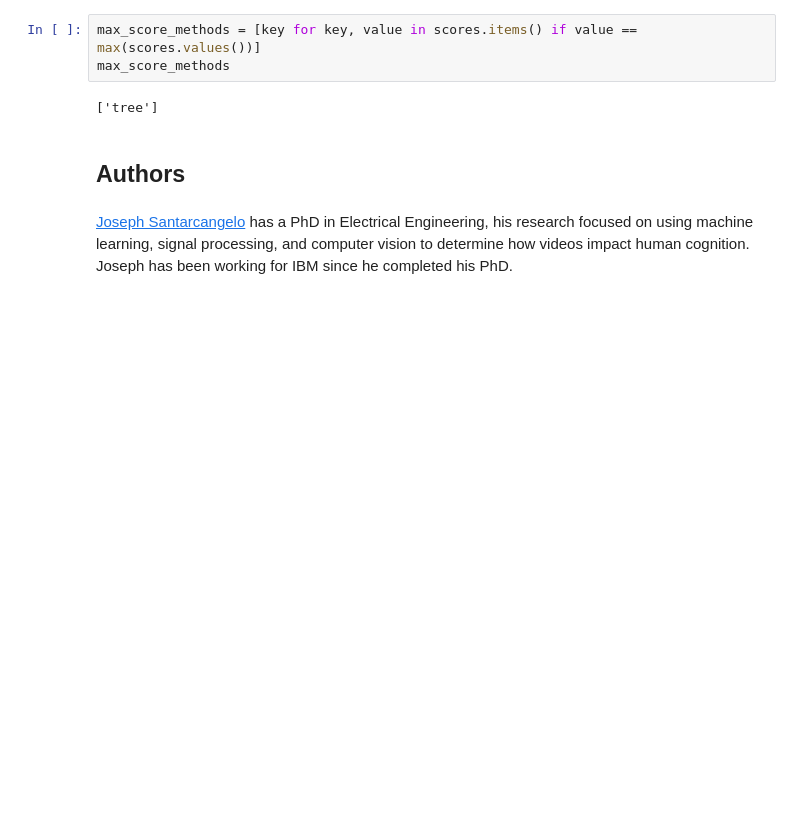
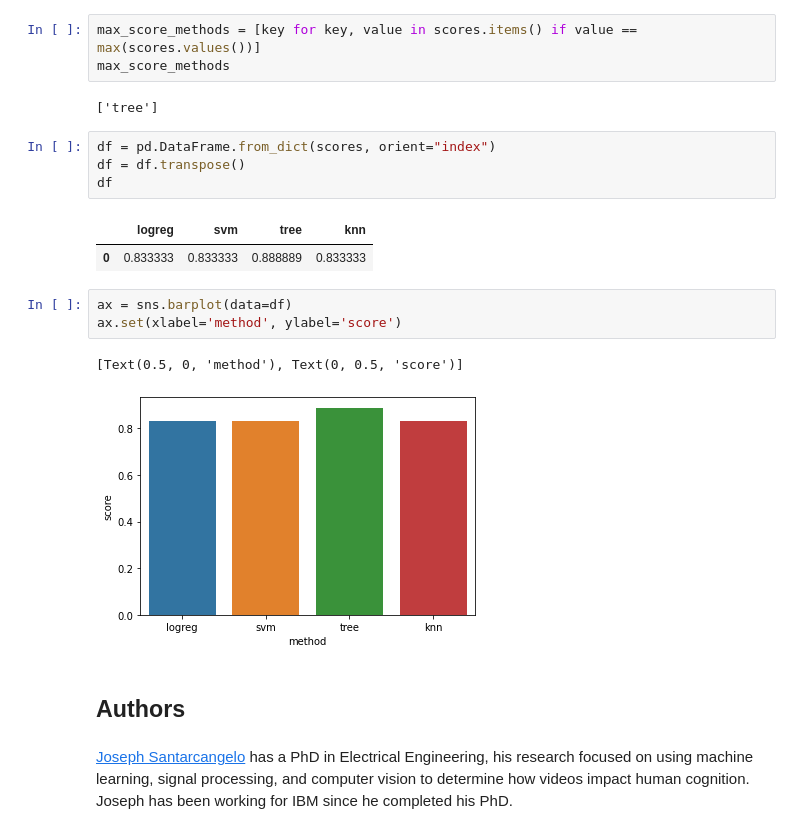
Before and after one commit to uemk/IBM-Data-Science-Specialization, a Jupyter notebook: Machine Learning Prediction.ipynb, the cells around one changed output. Drawn from its saved outputs; the diff is of its cells as text; blank space fills up the shorter version.

```diff
--- a/Machine Learning Prediction.ipynb
+++ b/Machine Learning Prediction.ipynb
@@ -367,6 +367,19 @@ max_score_methods = [key for key, value in scores.items() if value == max(scores
 max_score_methods
 # %% [output]
 ['tree']
+# %%
+df = pd.DataFrame.from_dict(scores, orient="index")
+df = df.transpose()
+df
+# %% [output]
+|  | logreg | svm | tree | knn |
+| 0 | 0.833333 | 0.833333 | 0.888889 | 0.833333 |
+# %%
+ax = sns.barplot(data=df)
+ax.set(xlabel='method', ylabel='score')
+# %% [output]
+[Text(0.5, 0, 'method'), Text(0, 0.5, 'score')]
+[figure, added]
 # %% [markdown]
 ## Authors
 # %% [markdown]
```
Also changed, not shown: parts of 4 cells of this notebook.
